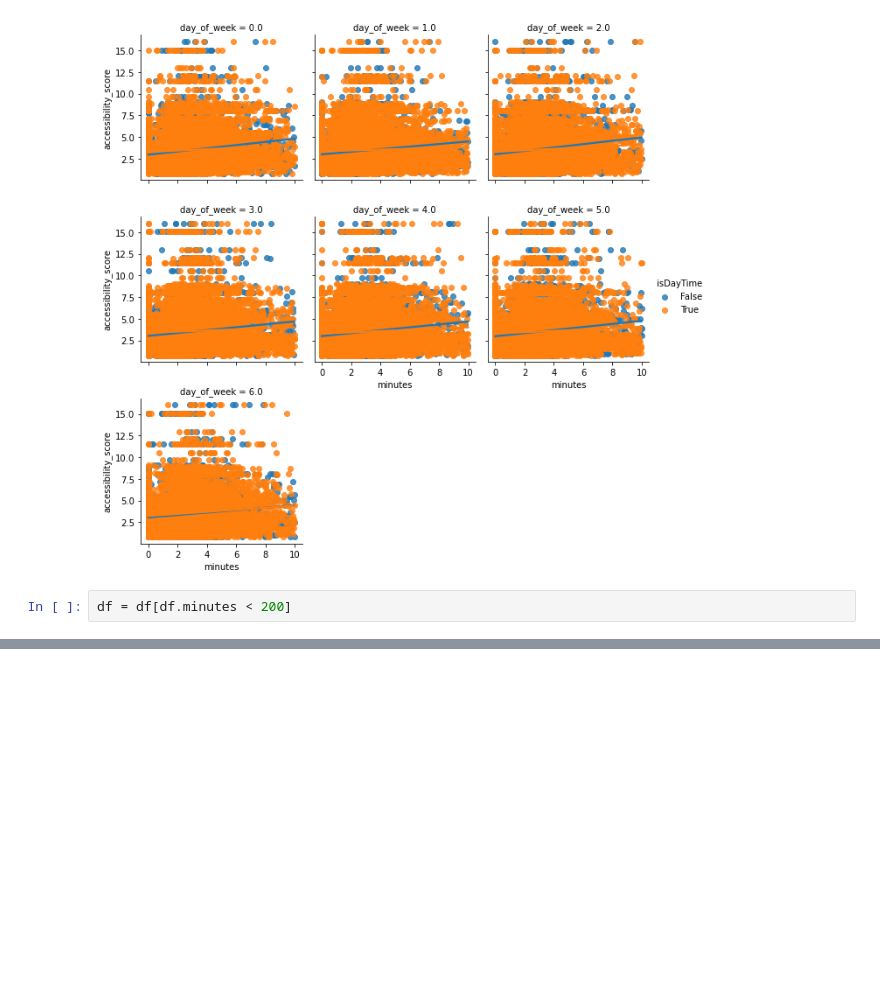
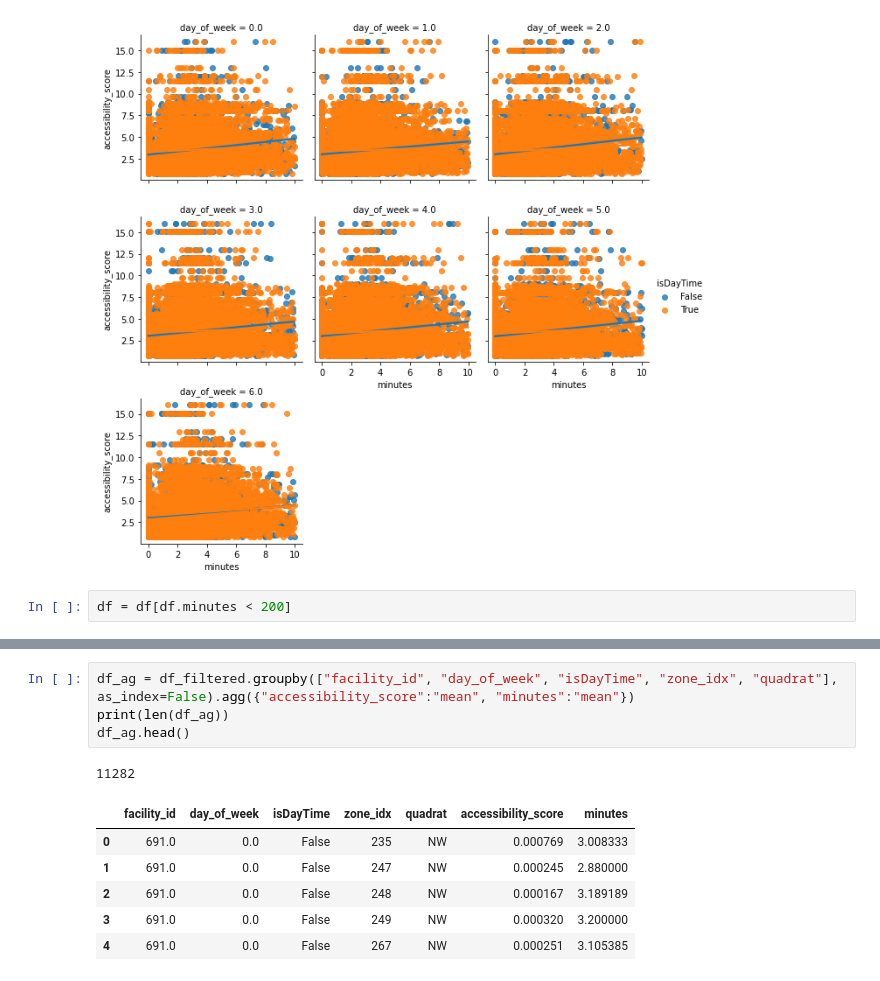
Before and after one commit to mjgood4/firstrespondersites, a Jupyter notebook: jyEDA/Spacial_Accessibility_Correlations.ipynb, the cells around one changed output, grey strips where cells are left out. Saved outputs shown, nothing was run; the diff lists cells and outputs as text; blank space fills up the shorter version.

```diff
--- a/jyEDA/Spacial_Accessibility_Correlations.ipynb
+++ b/jyEDA/Spacial_Accessibility_Correlations.ipynb
@@ -113,0 +114,12 @@ sb.lmplot( "minutes", "accessibility_score", df, fit_reg=True,hue="isDayTime",co
+# %%
+df_ag = df_filtered.groupby(["facility_id", "day_of_week", "isDayTime", "zone_idx", "quadrat"], as_index=False).agg({"accessibility_score":"mean", "minutes":"mean"})
+print(len(df_ag))
+df_ag.head()
+# %% [output]
+11282
+|  | facility_id | day_of_week | isDayTime | zone_idx | quadrat | accessibility_score | minutes |
+| 0 | 691.0 | 0.0 | False | 235 | NW | 0.000769 | 3.008333 |
+| 1 | 691.0 | 0.0 | False | 247 | NW | 0.000245 | 2.880000 |
+| 2 | 691.0 | 0.0 | False | 248 | NW | 0.000167 | 3.189189 |
+| 3 | 691.0 | 0.0 | False | 249 | NW | 0.000320 | 3.200000 |
+| 4 | 691.0 | 0.0 | False | 267 | NW | 0.000251 | 3.105385 |
```
Also changed, not shown: parts of 6 cells of this notebook, 1 other file.
